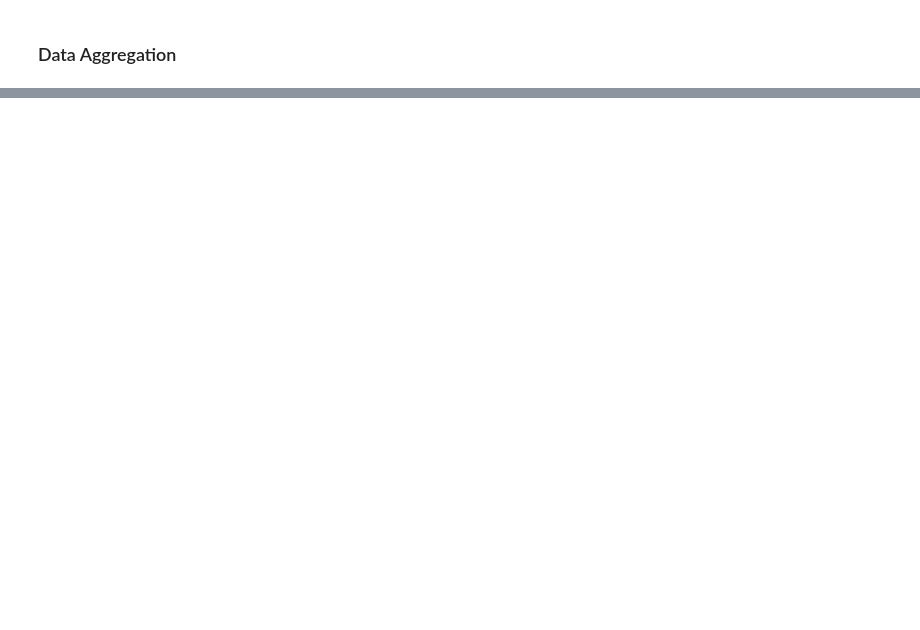
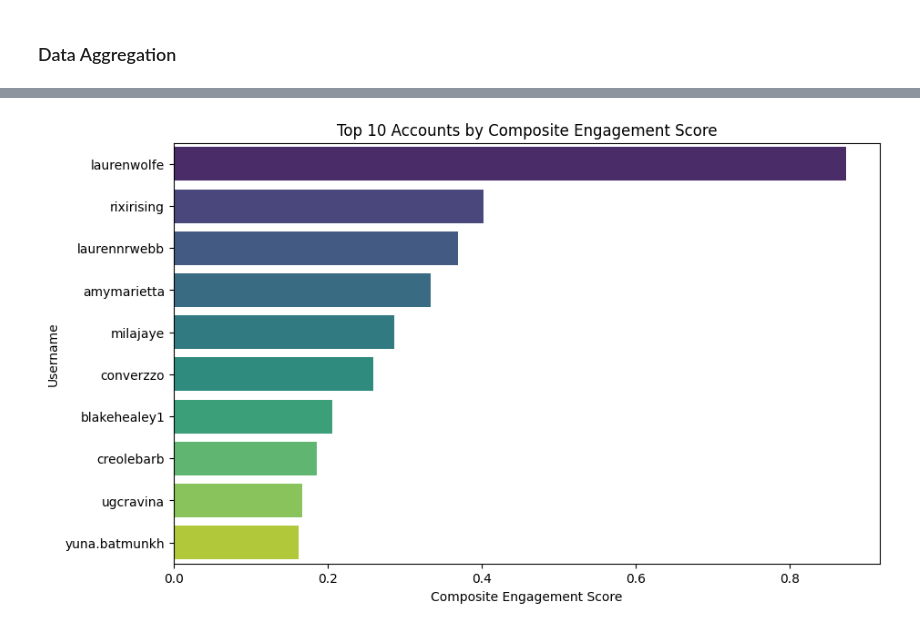
Before and after one commit to elementT1000/tiktok_niche, a Jupyter notebook: har_processing.ipynb, the cells around one changed output, grey strips where cells are left out. Drawn from its saved outputs; the diff is of its cells as text; code cells hidden in the pictures; blank space fills up the shorter version.

Commit message:
Added a composite score and correlation matrix.

```diff
--- a/har_processing.ipynb
+++ b/har_processing.ipynb
@@ -271,0 +375,59 @@ plot_top_videos(df, 'share_count', 'Shares', 'Share Count')
+# %%
+from sklearn.preprocessing import MinMaxScaler
+
+# Step 1: Normalizing the aggregated data
+def normalize_and_calculate_composite_score(df, weight_views=0.35, weight_likes=0.25, weight_comments=0.15, weight_shares=0.25):
+    """
+    Normalizes the metrics and calculates a composite engagement score based on the given weights.
+    :param df: DataFrame containing the average metrics per video per username.
+    :param weight_views: Weight for the view count metric.
+    :param weight_likes: Weight for the like count metric.
+    :param weight_comments: Weight for the comment count metric.
+    :param weight_shares: Weight for the share count metric.
+    :return: DataFrame with normalized metrics and the composite engagement score.
+    """
+    # apply normalization
+    scaler = MinMaxScaler()
+    metrics = df[['avg_view_count', 'avg_like_count', 'avg_comment_count', 'avg_share_count']]
+    normalized_metrics = scaler.fit_transform(metrics)
+
+    # Convert back to a DataFrame
+    df_normalized = pd.DataFrame(normalized_metrics, columns=['view_count', 'like_count', 'comment_count', 'share_count'])
+    df_normalized['username'] = df['username'].values  # Ensure usernames are correctly aligned
+
+    # Calculate the composite score
+    df_normalized['engagement_score'] = (
+        weight_views * df_normalized['view_count'] +
+        weight_likes * df_normalized['like_count'] +
+        weight_comments * df_normalized['comment_count'] +
+        weight_shares * df_normalized['share_count']
+    )
+
+    return df_normalized
+
+# STep 2. Plotting the top accounts based on composite engagement score
+def plot_top_accounts(df_normalized):
+
+    top_accounts = df_normalized.sort_values(by='engagement_score', ascending=False).head(10)
+
+    plt.figure(figsize=(10, 6))
+    sns.barplot(x='engagement_score', y='username', data=top_accounts, hue='username', palette='viridis', legend=False)
+    plt.title('Top 10 Accounts by Composite Engagement Score')
+    plt.xlabel('Composite Engagement Score')
+    plt.ylabel('Username')
+    plt.show()
+
+# Step 3: Combine everything to process the data and generate the final chart
+def process_and_plot(df):
+
+    aggregated_df = aggregate_metrics_per_video(df)
+
+
+    df_normalized = normalize_and_calculate_composite_score(aggregated_df)
+
+
+    plot_top_accounts(df_normalized)
+
+process_and_plot(df)
+# %% [output]
+[figure, added]
```
Also changed, not shown: parts of 9 cells of this notebook, 1 other file.
